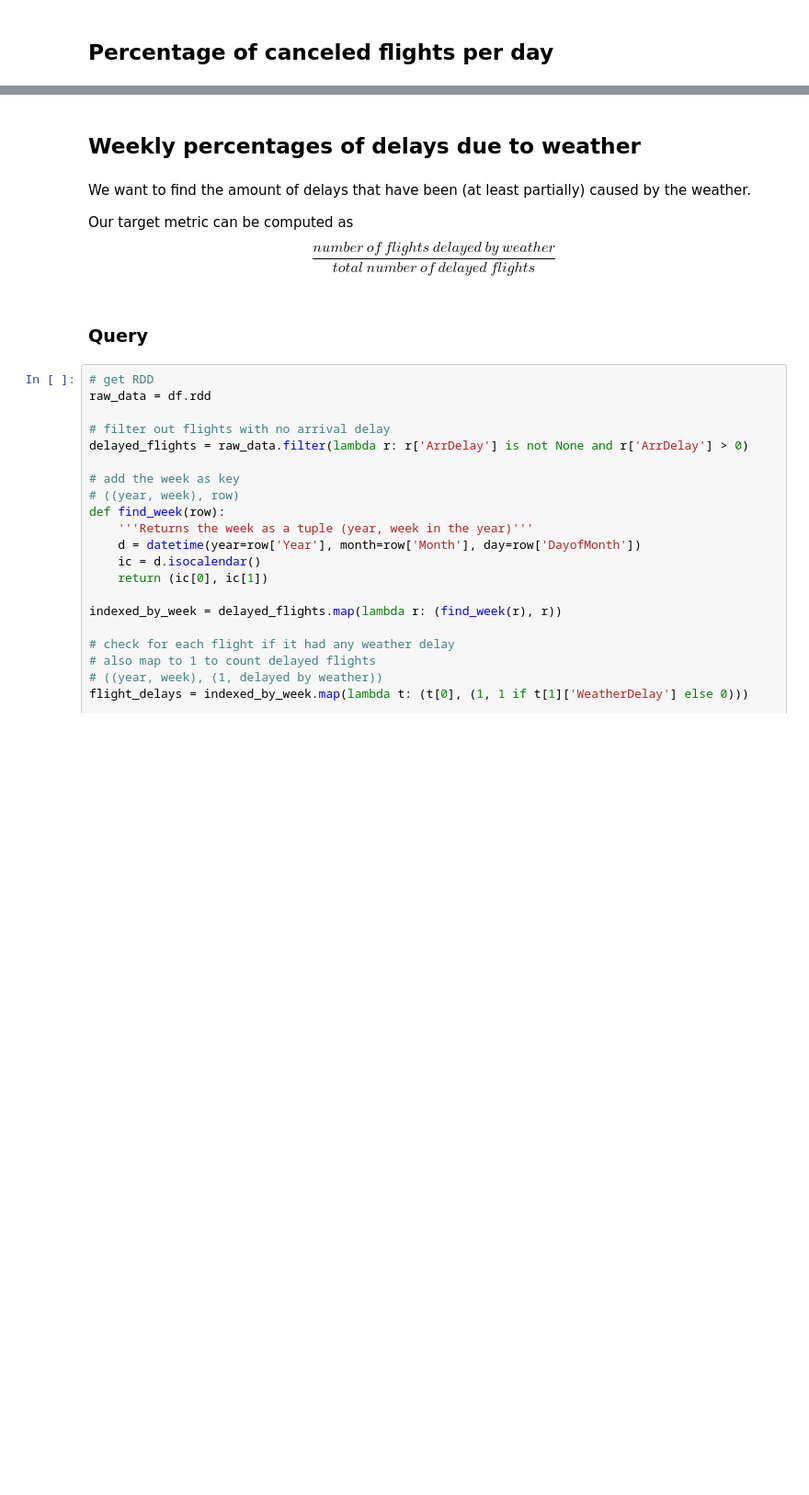
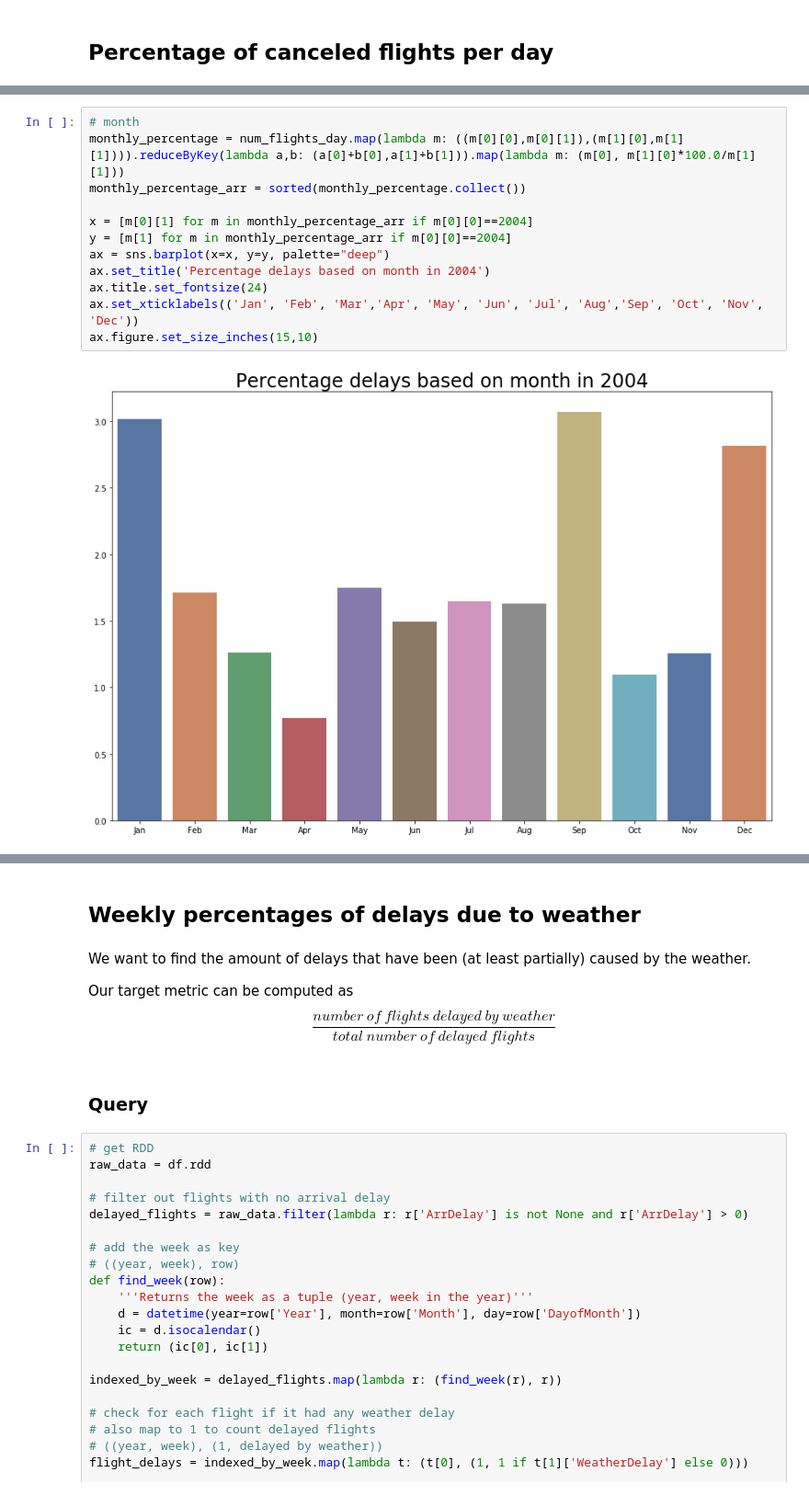
Before and after one commit to pietroferretti/middleware-bigdata, a Jupyter notebook: spark_notebook.ipynb, the cells around one changed output, grey strips where cells are left out. Shown at 92% size. Saved outputs shown, nothing was run; the diff lists cells and outputs as text; blank space fills up the shorter version.

```diff
--- a/spark_notebook.ipynb
+++ b/spark_notebook.ipynb
@@ -67,0 +149,14 @@ def date_from_isoweek(iso_year, iso_weeknumber, iso_weekday):
+# %%
+# month
+monthly_percentage = num_flights_day.map(lambda m: ((m[0][0],m[0][1]),(m[1][0],m[1][1]))).reduceByKey(lambda a,b: (a[0]+b[0],a[1]+b[1])).map(lambda m: (m[0], m[1][0]*100.0/m[1][1]))
+monthly_percentage_arr = sorted(monthly_percentage.collect())
+
+x = [m[0][1] for m in monthly_percentage_arr if m[0][0]==2004]
+y = [m[1] for m in monthly_percentage_arr if m[0][0]==2004]
+ax = sns.barplot(x=x, y=y, palette="deep")
+ax.set_title('Percentage delays based on month in 2004')
+ax.title.set_fontsize(24)
+ax.set_xticklabels(('Jan', 'Feb', 'Mar','Apr', 'May', 'Jun', 'Jul', 'Aug','Sep', 'Oct', 'Nov', 'Dec'))
+ax.figure.set_size_inches(15,10)
+# %% [output]
+[figure, added]
```
Also changed, not shown: parts of 26 cells of this notebook.
